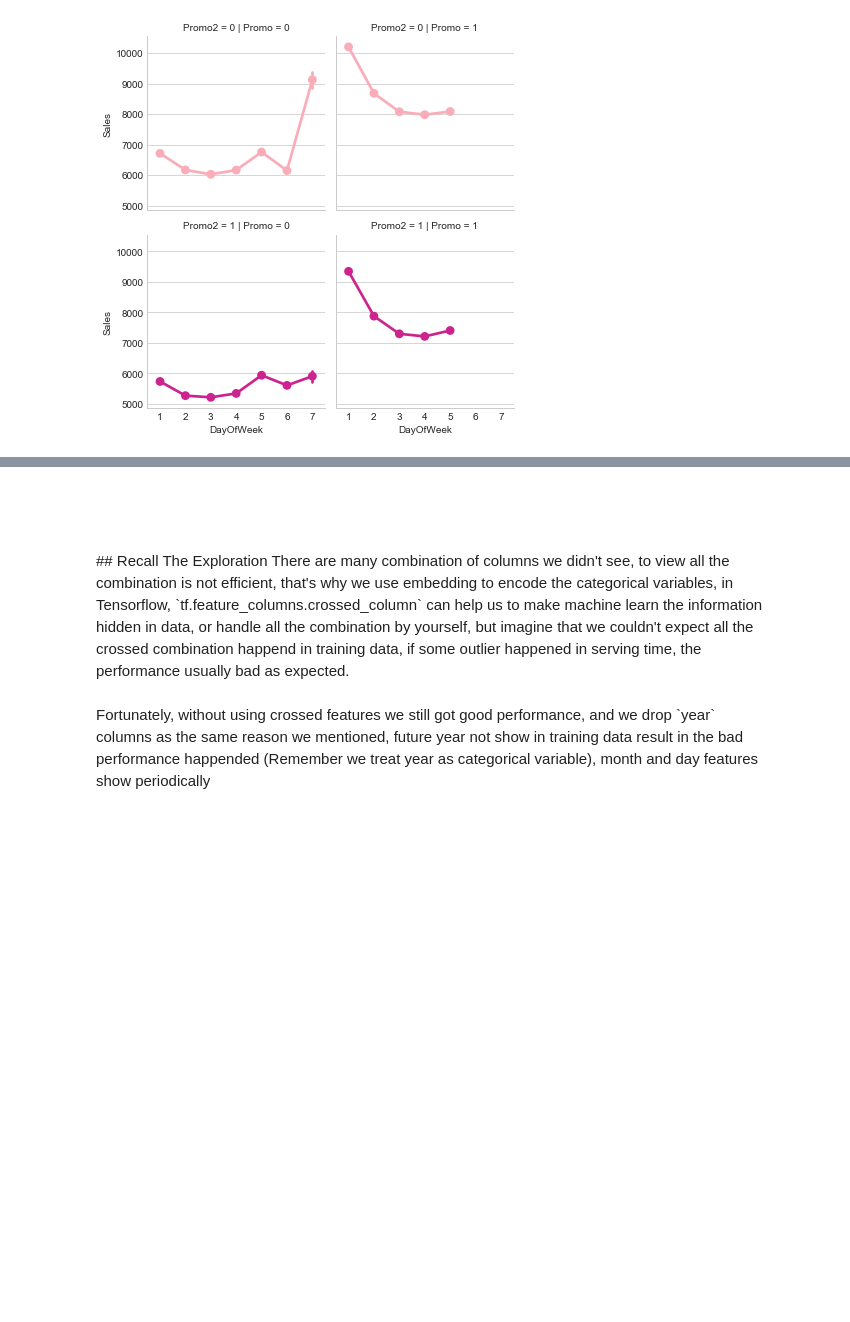
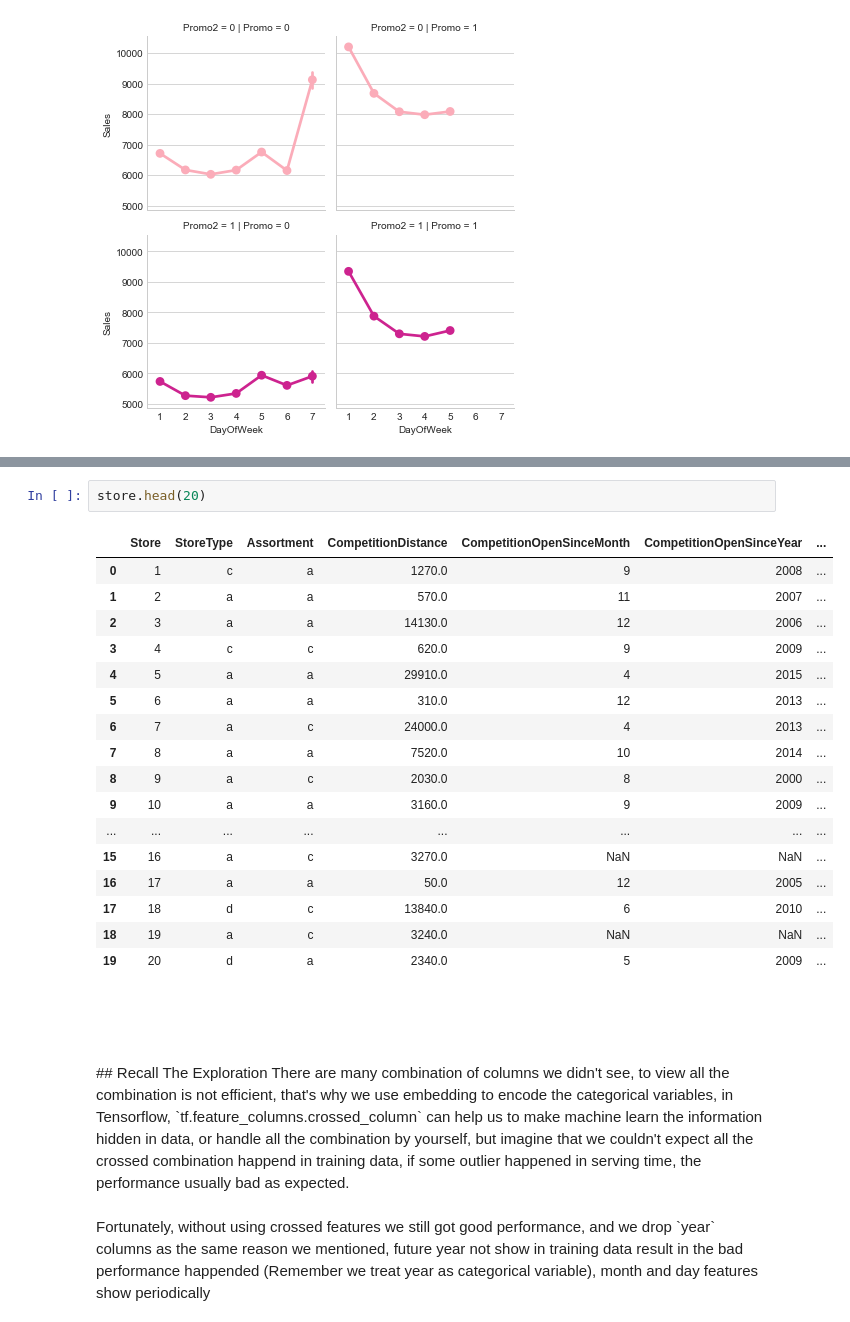
Before and after one commit to CloudMile/ml-specialized, a Jupyter notebook: rossmann/rossman.ipynb, the cells around one changed output, grey strips where cells are left out. Cells and saved outputs as stored; diff of their text form; blank space fills up the shorter version.

```diff
--- a/rossmann/rossman.ipynb
+++ b/rossmann/rossman.ipynb
@@ -488,3 +537,23 @@ plt.show()
+# %%
+store.head(20)
+# %% [output]
+|  | Store | StoreType | Assortment | CompetitionDistance | CompetitionOpenSinceMonth | CompetitionOpenSinceYear | ... |
+| 0 | 1 | c | a | 1270.0 | 9 | 2008 | ... |
+| 1 | 2 | a | a | 570.0 | 11 | 2007 | ... |
+| 2 | 3 | a | a | 14130.0 | 12 | 2006 | ... |
+| 3 | 4 | c | c | 620.0 | 9 | 2009 | ... |
+| 4 | 5 | a | a | 29910.0 | 4 | 2015 | ... |
+| 5 | 6 | a | a | 310.0 | 12 | 2013 | ... |
+| 6 | 7 | a | c | 24000.0 | 4 | 2013 | ... |
+| 7 | 8 | a | a | 7520.0 | 10 | 2014 | ... |
+| 8 | 9 | a | c | 2030.0 | 8 | 2000 | ... |
+| 9 | 10 | a | a | 3160.0 | 9 | 2009 | ... |
+| ... | ... | ... | ... | ... | ... | ... | ... |
+| 15 | 16 | a | c | 3270.0 | NaN | NaN | ... |
+| 16 | 17 | a | a | 50.0 | 12 | 2005 | ... |
+| 17 | 18 | d | c | 13840.0 | 6 | 2010 | ... |
+| 18 | 19 | a | c | 3240.0 | NaN | NaN | ... |
+| 19 | 20 | d | a | 2340.0 | 5 | 2009 | ... |
 # %% [markdown]
 <br/>
 <br/>
```
Also changed, not shown: parts of 4 cells of this notebook, 8 other files.
